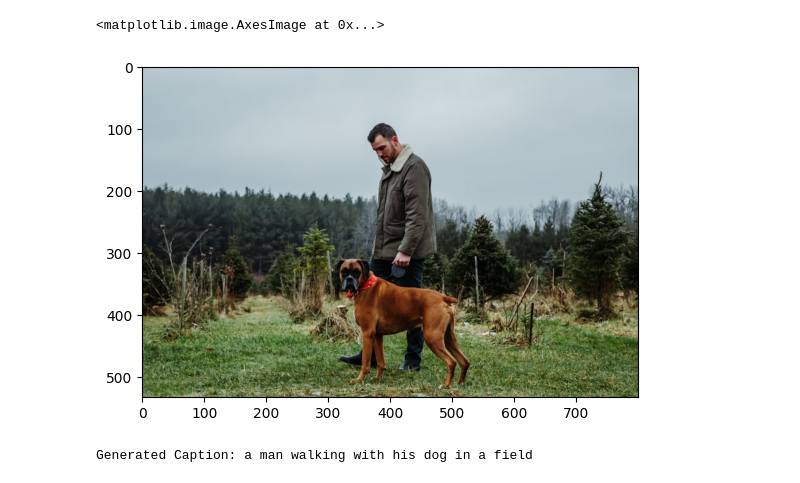
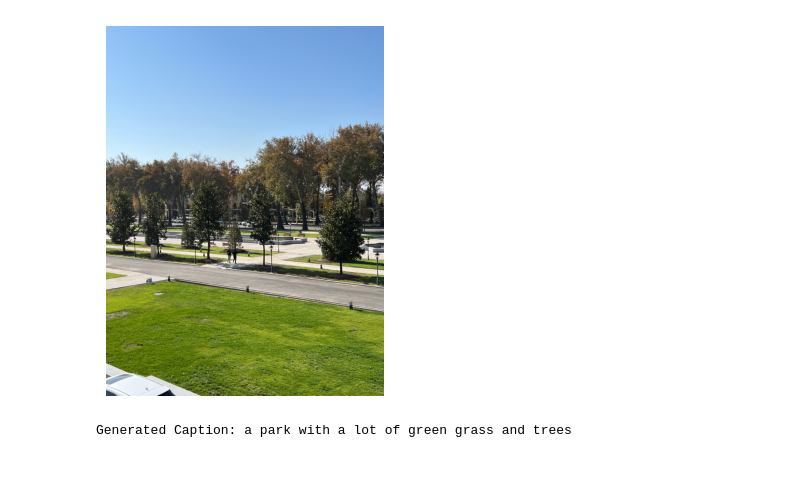
Before and after one commit to sultanovazamat/fast-track-ai, a Jupyter notebook: notebooks/Chapter_10_Image_Captioning.ipynb, the cells around one changed output. Saved outputs shown, nothing was run; the diff lists cells and outputs as text; code cells hidden in the pictures.

```diff
--- a/notebooks/Chapter_10_Image_Captioning.ipynb
+++ b/notebooks/Chapter_10_Image_Captioning.ipynb
@@ -18,20 +18,18 @@ Requirement already satisfied: charset-normalizer<4,>=2 in /usr/local/lib/python
 Requirement already satisfied: idna<4,>=2.5 in /usr/local/lib/python3.10/dist-packages (from requests->transformers==4.46.2) (3.10)
 Requirement already satisfied: urllib3<3,>=1.21.1 in /usr/local/lib/python3.10/dist-packages (from requests->transformers==4.46.2) (2.2.3)
 Requirement already satisfied: certifi>=2017.4.17 in /usr/local/lib/python3.10/dist-packages (from requests->transformers==4.46.2) (2024.8.30)
-# %%
-import requests
-import matplotlib.pyplot as plt
-from io import BytesIO
-from PIL import Image
-
-image_url = "https://images.unsplash.com/photo-1549563023-d7ac6acd6a00?w=800&auto=format&fit=crop&q=60&ixlib=rb-4.0.3&ixid=M3wxMjA3fDB8MHxzZWFyY2h8N3x8bWFuJTIwYW5kJTIwZG9nfGVufDB8fDB8fHww"
-response = requests.get(image_url)
-img = Image.open(BytesIO(response.content))
-
-plt.imshow(img)
-# %% [output]
-<matplotlib.image.AxesImage at 0x...>
-[figure, removed]
+# %%
+from PIL import Image
+import matplotlib.pyplot as plt
+
+image_path = "park.JPG"
+image = Image.open(image_path)
+
+plt.imshow(image)
+plt.axis('off')
+plt.show()
+# %% [output]
+[figure, added]
 # %%
 from transformers import BlipProcessor as bp
 from transformers import BlipForConditionalGeneration as bc
@@ -43,14 +41,12 @@ processor = bp.from_pretrained("Salesforce/blip-image-captioning-base")
 model = bc.from_pretrained("Salesforce/blip-image-captioning-base")
 
 # Prepare the image for the model
-inputs = processor(img, return_tensors="pt")
+inputs = processor(image, return_tensors="pt")
 
 # Generate the caption
 outputs = model.generate(**inputs)
 caption = processor.decode(outputs[0], skip_special_tokens=True)
 
-# Display the image and caption
-img.show()
 print("Generated Caption:", caption)
 # %% [output]
-Generated Caption: a man walking with his dog in a field
+Generated Caption: a park with a lot of green grass and trees
```
Also changed, not shown: parts of 1 cell of this notebook, 2 other files.
